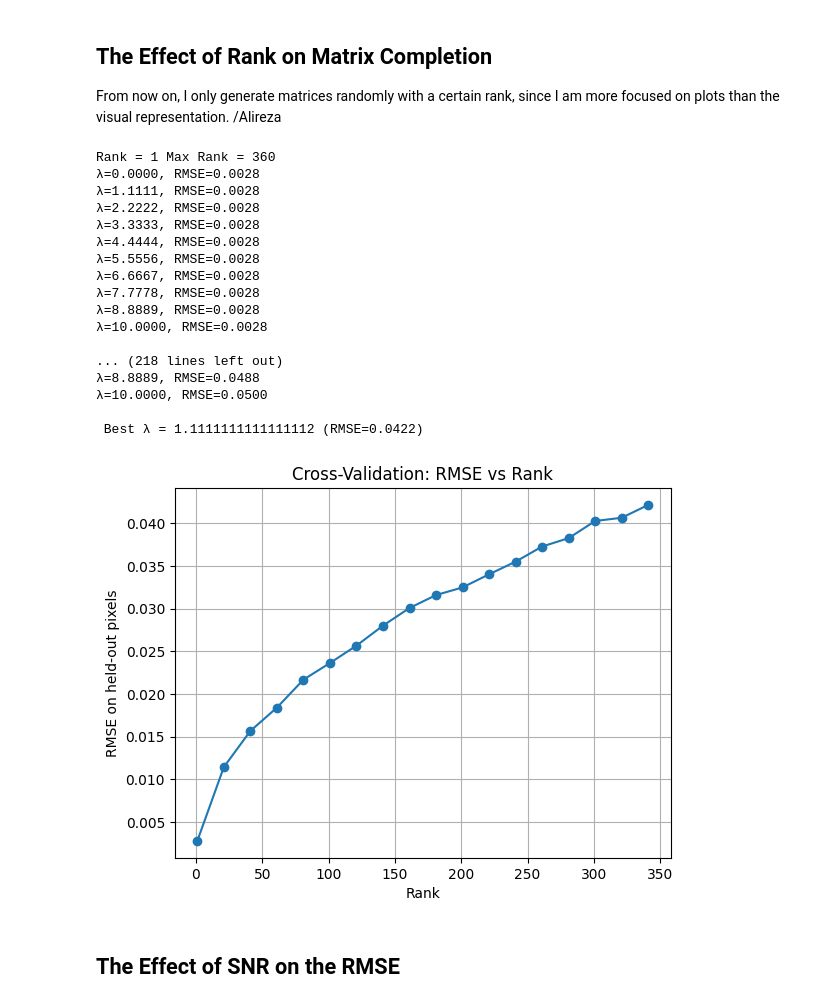
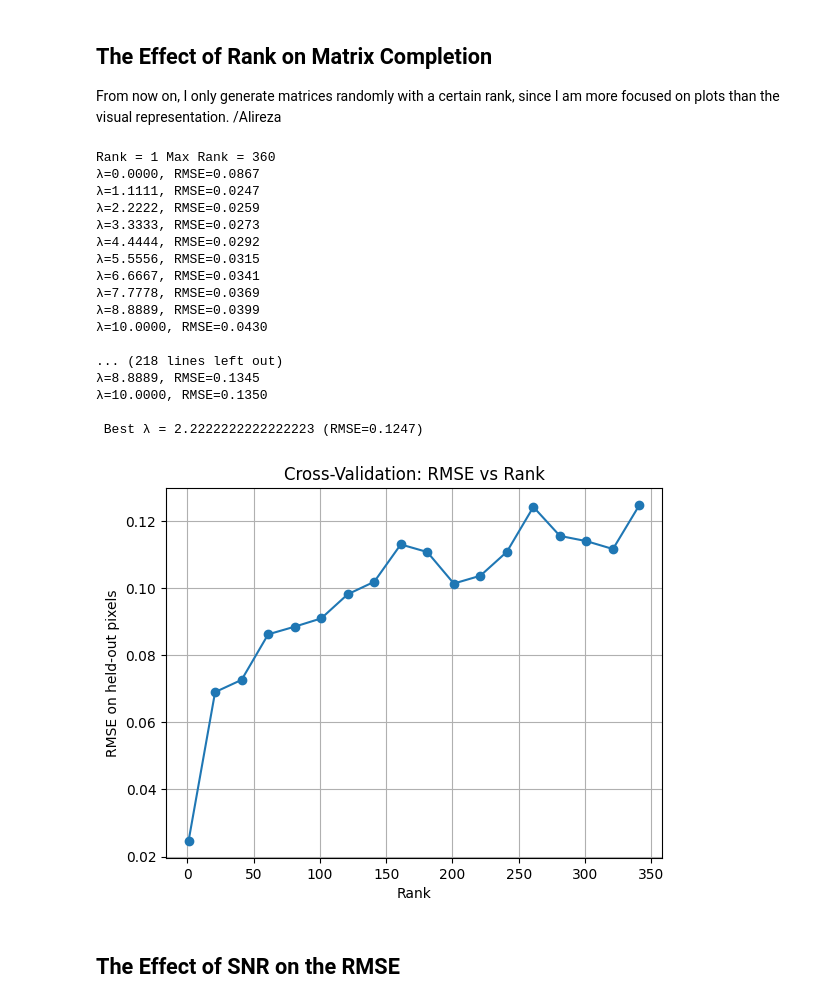
Before and after one commit to a-bordbar/een_project3, a Jupyter notebook: notebook.ipynb, the cells around one changed output. Saved outputs shown, nothing was run; the diff lists cells and outputs as text; code cells hidden in the pictures.

```diff
--- a/notebook.ipynb
+++ b/notebook.ipynb
@@ -152,41 +152,52 @@ def generate_low_rank_matrix(m, n, rank, seed=None):  ## Should be moved to util
 # %%
 m,n = img.shape #create matrices of the size of the original image I had
 
 rank_vals = np.arange(1, min(m,n), step = 20) #step 5 so that the computer does not explode
 lambda_values = np.linspace(0,10, 10)
 rmse_optimum = []
 for rr in rank_vals:
     print("Rank = " +  str(rr) + " Max Rank = " + str(min(m,n)))
     X = generate_low_rank_matrix(m,n,rr, seed = None)
     X_noisy, _ = add_noise_and_missing(X, missing_fraction=0.05, snr_db=10, random_state=None)
+
+
+
+
+    max_val = np.nanmax(X_noisy)
+
+    # Only normalize if the max is nonzero and finite
+    if np.isfinite(max_val) and max_val != 0:
+        X_noisy = X_noisy / max_val
+    else:
+        X_noisy = X_noisy.copy()
     best_lambda, results = cross_validate_lambda(X_noisy, lambda_values)
     rmse_optimum.append(results[best_lambda])
 
 plt.plot(rank_vals, rmse_optimum, marker='o')
 plt.xlabel("Rank")
 plt.ylabel("RMSE on held-out pixels")
 plt.title("Cross-Validation: RMSE vs Rank")
 plt.grid(True)
 plt.show()
 # %% [output]
 Rank = 1 Max Rank = 360
-λ=0.0000, RMSE=0.0028
-λ=1.1111, RMSE=0.0028
-λ=2.2222, RMSE=0.0028
-λ=3.3333, RMSE=0.0028
-λ=4.4444, RMSE=0.0028
-λ=5.5556, RMSE=0.0028
-λ=6.6667, RMSE=0.0028
-λ=7.7778, RMSE=0.0028
-λ=8.8889, RMSE=0.0028
-λ=10.0000, RMSE=0.0028
+λ=0.0000, RMSE=0.0867
+λ=1.1111, RMSE=0.0247
+λ=2.2222, RMSE=0.0259
+λ=3.3333, RMSE=0.0273
+λ=4.4444, RMSE=0.0292
+λ=5.5556, RMSE=0.0315
+λ=6.6667, RMSE=0.0341
+λ=7.7778, RMSE=0.0369
+λ=8.8889, RMSE=0.0399
+λ=10.0000, RMSE=0.0430
 
 ... (218 lines left out)
-λ=8.8889, RMSE=0.0488
-λ=10.0000, RMSE=0.0500
+λ=8.8889, RMSE=0.1345
+λ=10.0000, RMSE=0.1350
 
- Best λ = 1.1111111111111112 (RMSE=0.0422)
+ Best λ = 2.2222222222222223 (RMSE=0.1247)
-[figure, old version]
+[figure, new version]
 # %% [markdown]
 ## The Effect of SNR on the RMSE
 # %%
```
Also changed, not shown: parts of 1 cell of this notebook.
